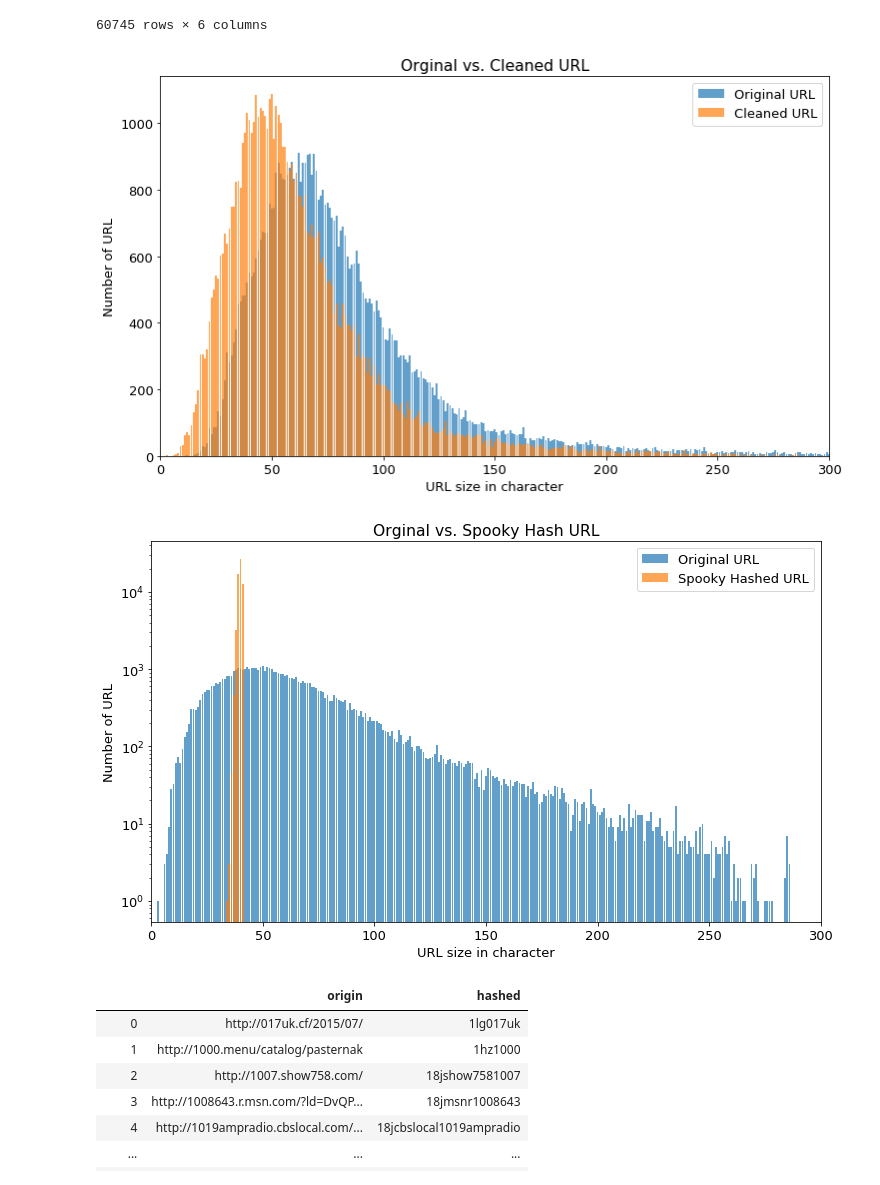
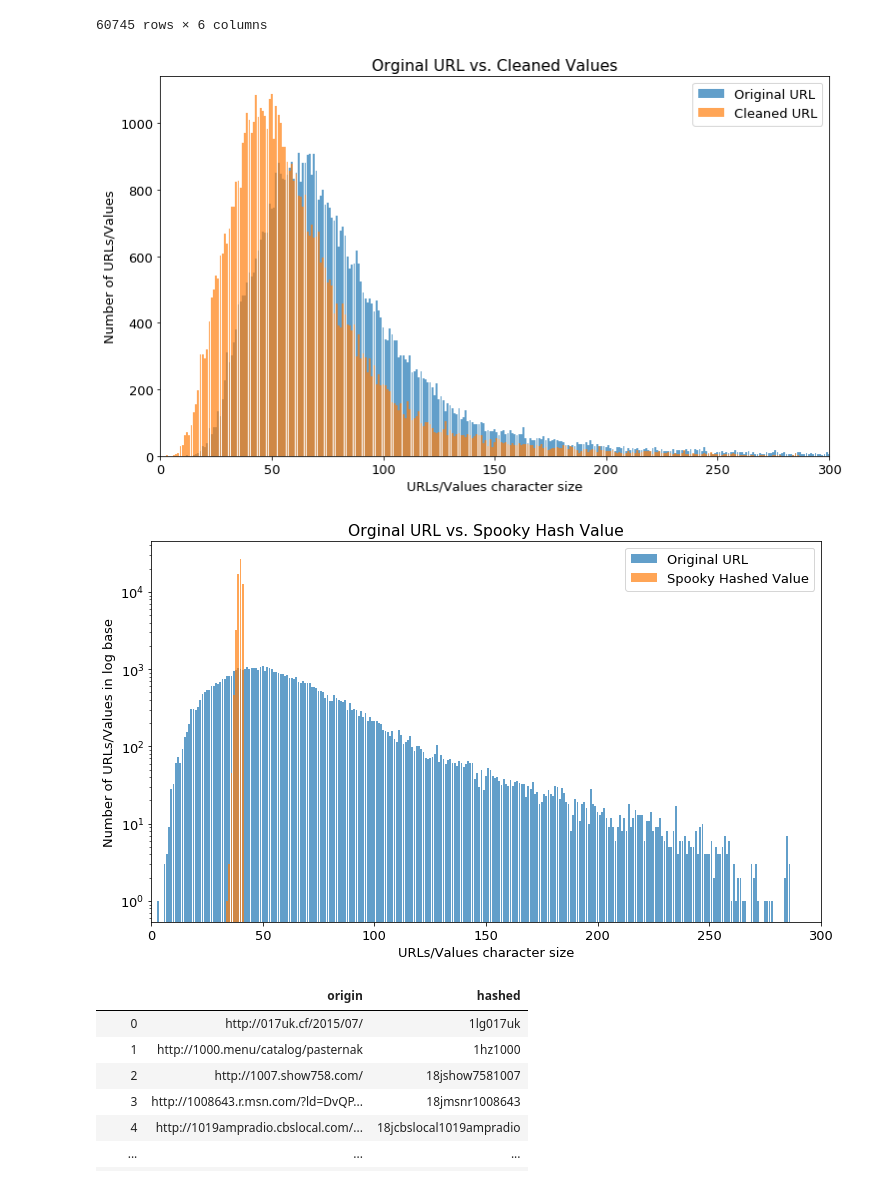
Before and after one commit to SIGSEGV-0x7/EWAS, a Jupyter notebook: SimpleHash/spooky_simple_graph.ipynb, the cells around one changed output. Saved outputs shown, nothing was run; the diff lists cells and outputs as text; code cells hidden in the pictures.

Commit message:
change several plot graph

```diff
--- a/SimpleHash/spooky_simple_graph.ipynb
+++ b/SimpleHash/spooky_simple_graph.ipynb
@@ -66,36 +66,36 @@ font = {'size' : 13}
 plt.rc('font', **font)
 
 plt.figure(figsize=(12,7))
-plt.xlabel('URL size in character')
-plt.title("Orginal vs. Cleaned URL")
-plt.ylabel('Number of URL')
+plt.xlabel('URLs/Values character size')
+plt.title("Orginal URL vs. Cleaned Values")
+plt.ylabel('Number of URLs/Values')
 plt.xlim(right = 300)
 plt.bar(list(spookyhash.groupby("oringin size").count().index), list(spookyhash.groupby("oringin size")["cleaned"].count()), alpha = 0.7)
 plt.bar(list(spookyhash.groupby("cleaned size").count().index), list(spookyhash.groupby("cleaned size")["cleaned"].count()), alpha = 0.7)
 plt.legend(('Original URL', 'Cleaned URL'))
 plt.savefig('graphs/original_vs_cleaned_length.png')
 # %% [output]
-[figure, old version]
+[figure, new version]
 # %%
 import matplotlib
 import matplotlib.pyplot as plt
 font = {'size' : 13}
 
 plt.rc('font', **font)
 
 plt.figure(figsize=(12,7))
-plt.xlabel('URL size in character')
-plt.title("Orginal vs. Spooky Hash URL")
-plt.ylabel('Number of URL')
+plt.xlabel('URLs/Values character size')
+plt.title("Orginal URL vs. Spooky Hash Value")
+plt.ylabel('Number of URLs/Values in log base')
 plt.xlim(right = 300)
 # plt.xscale("log")
 plt.yscale("log")
 plt.bar(list(spookyhash.groupby("cleaned size").count().index), list(spookyhash.groupby("cleaned size")["cleaned"].count()), alpha = 0.7)
 plt.bar(list(spookyhash.groupby("hashed spooky size").count().index), list(spookyhash.groupby("hashed spooky size")["cleaned"].count()), alpha = 0.7)
-plt.legend(('Original URL', 'Spooky Hashed URL'))
+plt.legend(('Original URL', 'Spooky Hashed Value'))
 plt.savefig('graphs/original_vs_spookyhash_length.png')
 # %% [output]
-[figure, old version]
+[figure, new version]
 # %%
 import pandas as pd
 import re
```
Also changed, not shown: parts of 1 cell of this notebook, 1 other file.
